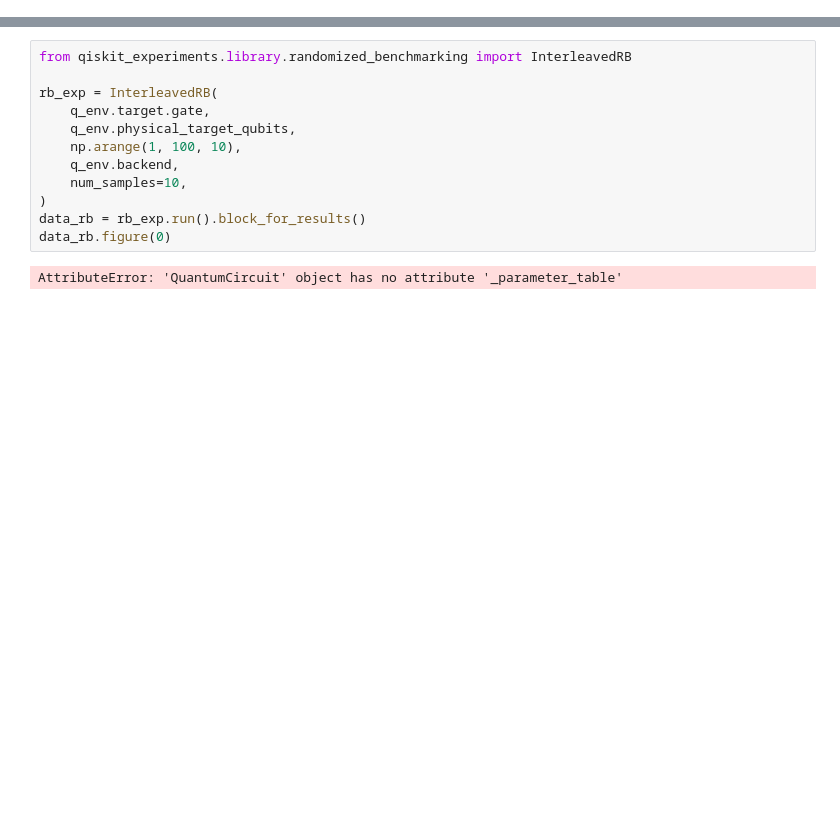
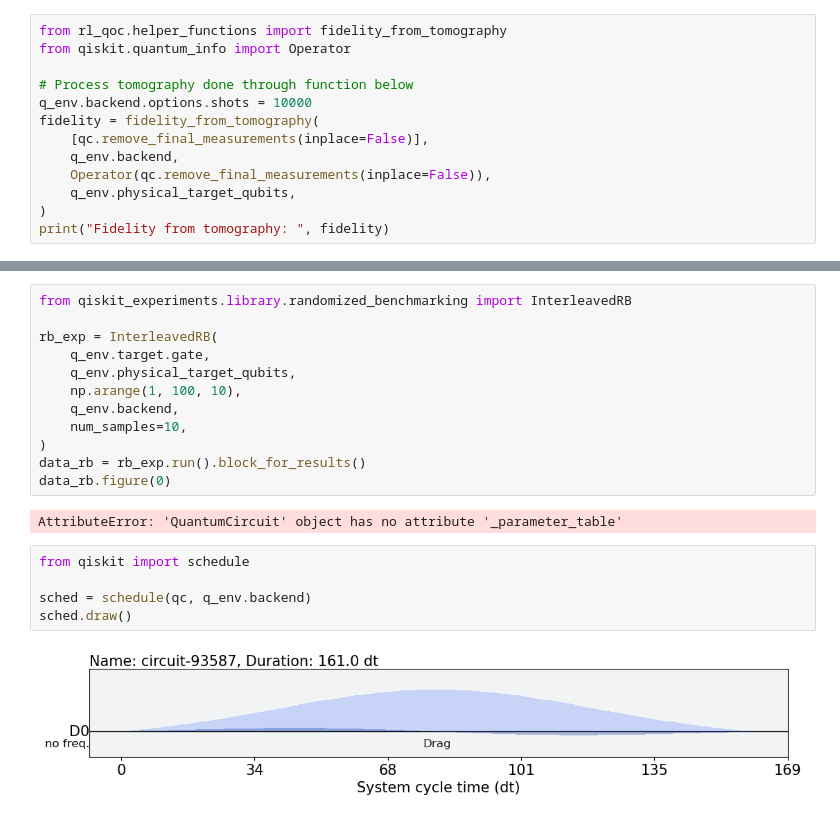
Before and after one commit to arthurostrauss/Quantum_Optimal_Control, a Jupyter notebook: pulse_level/qiskit_pulse/ecr_calibration/ecr_calibration.ipynb, the cells around one changed output, grey strips where cells are left out. Saved outputs shown, nothing was run; the diff lists cells and outputs as text; blank space fills up the shorter version.

```diff
--- a/pulse_level/qiskit_pulse/ecr_calibration/ecr_calibration.ipynb
+++ b/pulse_level/qiskit_pulse/ecr_calibration/ecr_calibration.ipynb
@@ -401,2 +401,15 @@ plot_histogram(pulse_results.get_counts())
 # %% [markdown]
 ### Tomography experiments
+# %%
+from rl_qoc.helper_functions import fidelity_from_tomography
+from qiskit.quantum_info import Operator
+
+# Process tomography done through function below
+q_env.backend.options.shots = 10000
+fidelity = fidelity_from_tomography(
+    [qc.remove_final_measurements(inplace=False)],
+    q_env.backend,
+    Operator(qc.remove_final_measurements(inplace=False)),
+    q_env.physical_target_qubits,
+)
+print("Fidelity from tomography: ", fidelity)
@@ -464,3 +465,10 @@ data_rb = rb_exp.run().block_for_results()
 data_rb.figure(0)
 # %% [output]
 AttributeError: 'QuantumCircuit' object has no attribute '_parameter_table'
+# %%
+from qiskit import schedule
+
+sched = schedule(qc, q_env.backend)
+sched.draw()
+# %% [output]
+[figure, added]
```
Also changed, not shown: parts of 20 cells of this notebook, 2 other files.
